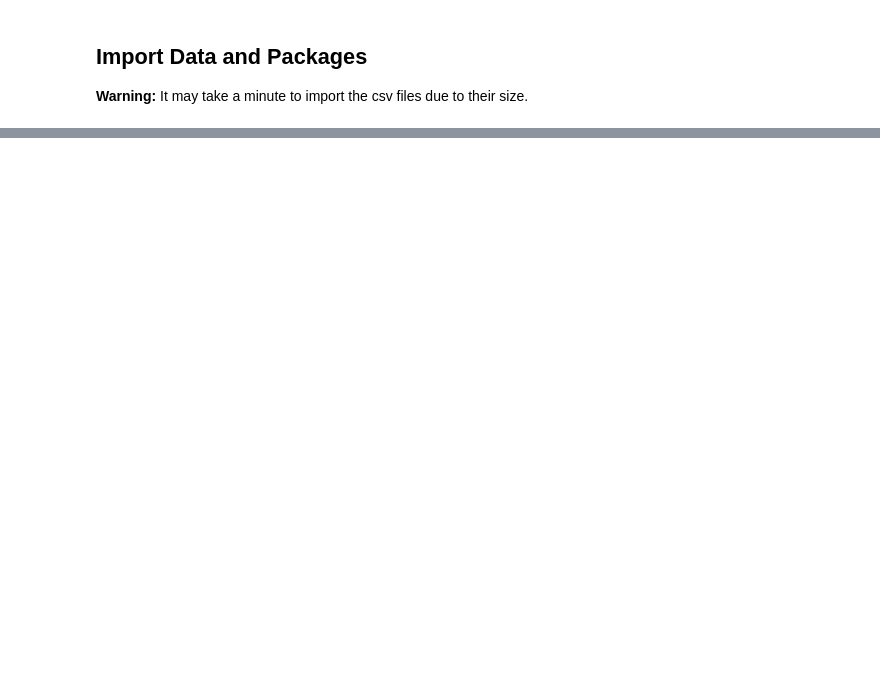
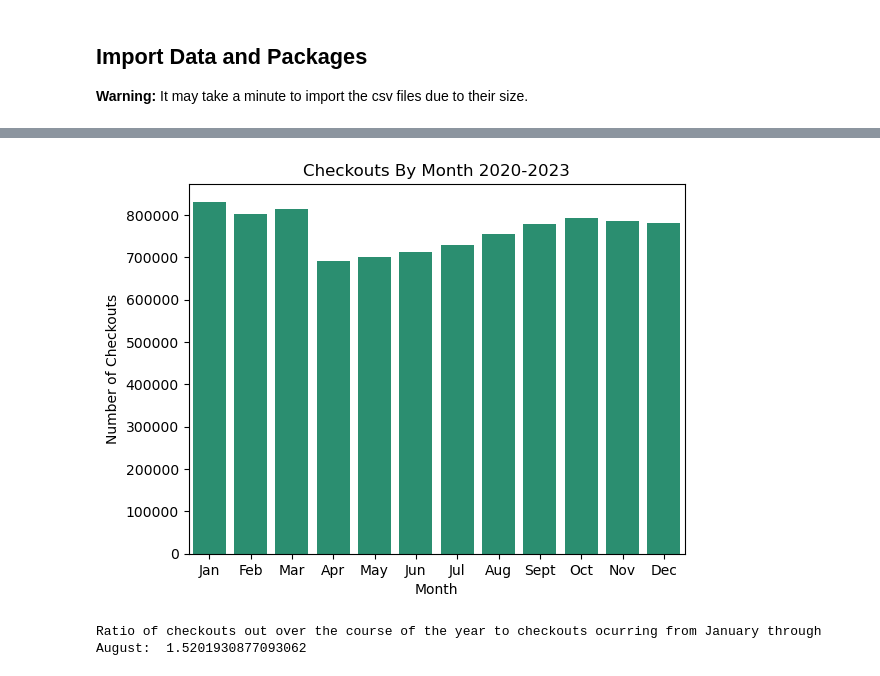
Before and after one commit to grace-blip/Seattle-Library-Project, a Jupyter notebook: Seattle_Library_Analysis.ipynb, the cells around one changed output, grey strips where cells are left out. Cells and saved outputs as stored; diff of their text form; code cells hidden in the pictures; blank space fills up the shorter version.

```diff
--- a/Seattle_Library_Analysis.ipynb
+++ b/Seattle_Library_Analysis.ipynb
@@ -53,0 +80,19 @@ plt.clf()
+# %%
+checkouts_20_23 = checkouts[checkouts['CheckoutYear'] != 2024]
+checkouts_by_month = checkouts_20_23[['CheckoutMonth','Title']].groupby(by='CheckoutMonth', as_index=False).count().rename(columns={'Title':'CheckoutCount'})
+##scale to maximum
+
+sns.barplot(data=checkouts_by_month, x='CheckoutMonth', y= 'CheckoutCount')
+plt.title('Checkouts By Month 2020-2023')
+plt.ylabel('Number of Checkouts')
+plt.xlabel('Month')
+ax = plt.gca()
+ax.set_xticks(range(0,12))
+ax.set_xticklabels(['Jan','Feb','Mar','Apr','May','Jun','Jul','Aug','Sept','Oct','Nov','Dec'])
+plt.show()
+
+total_checkout_ratio = checkouts_20_23['Title'].count()/checkouts_20_23[checkouts_20_23['CheckoutMonth'].isin(range(1,9))]['Title'].count()
+print('Ratio of checkouts out over the course of the year to checkouts ocurring from January through August: ',total_checkout_ratio)
+# %% [output]
+[figure, added]
+Ratio of checkouts out over the course of the year to checkouts ocurring from January through August:  1.5201930877093062
```
Also changed, not shown: parts of 8 cells of this notebook.
